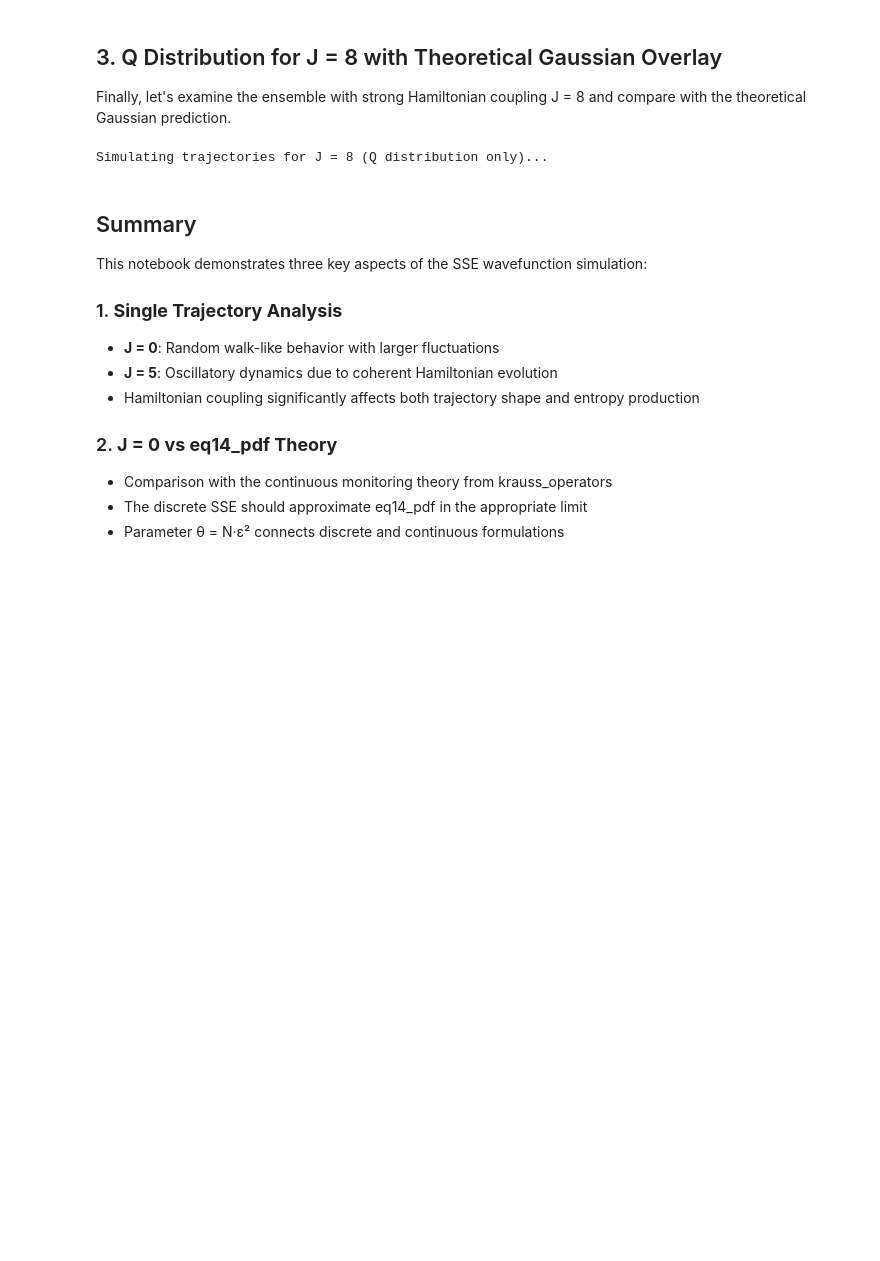
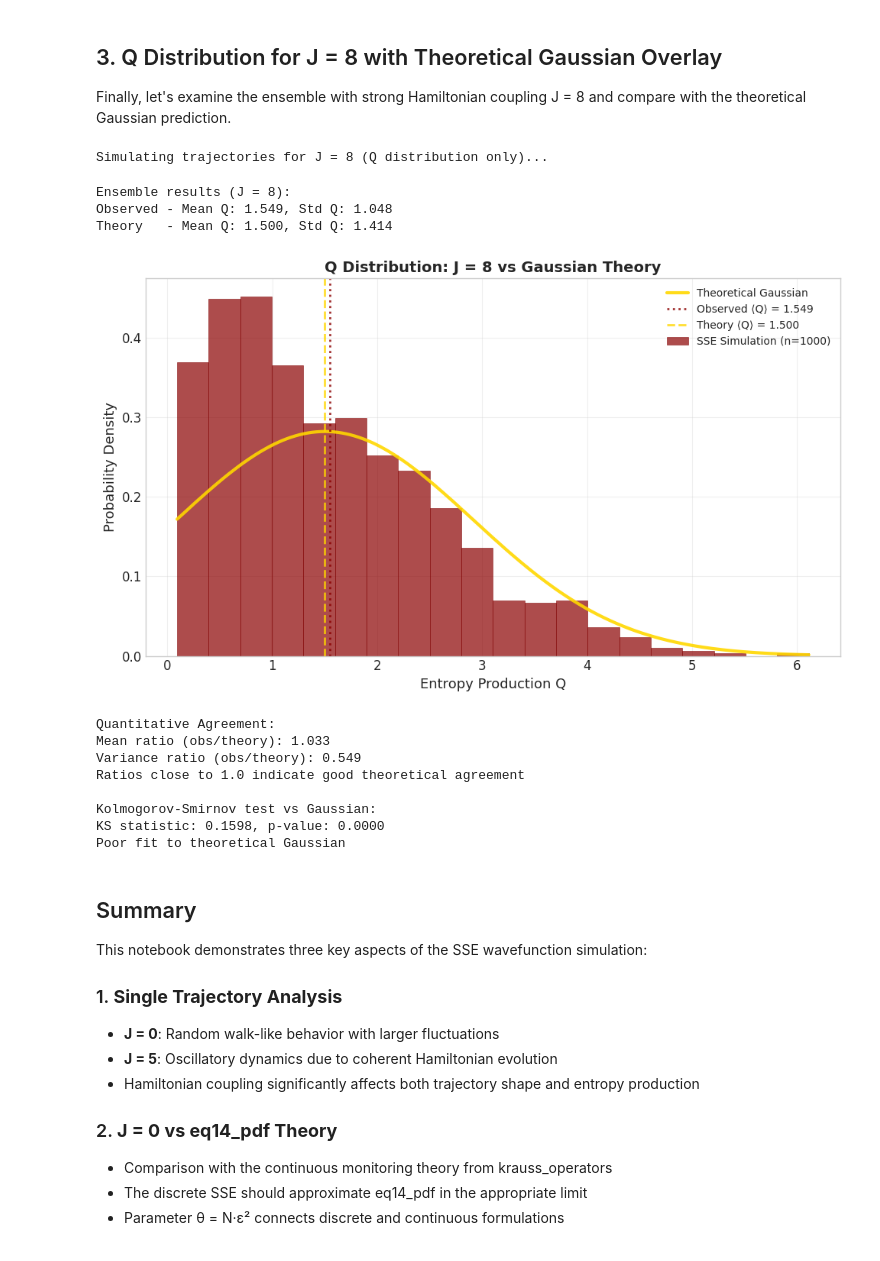
Before and after one commit to alonk-me/Quntum-measurment-model, a Jupyter notebook: sse_simulation/sse_simulation_demo.ipynb, the cells around one changed output. Cells and saved outputs as stored; diff of their text form; code cells hidden in the pictures; blank space fills up the shorter version.

```diff
--- a/sse_simulation/sse_simulation_demo.ipynb
+++ b/sse_simulation/sse_simulation_demo.ipynb
@@ -195,7 +195,7 @@ Finally, let's examine the ensemble with strong Hamiltonian coupling J = 8 and c
 # Simulate ensemble for J = 8 (only Q distribution plot retained)
 print(f"Simulating trajectories for J = 8 (Q distribution only)...")
 
-n_traj_J8 = 100  # number of trajectories for this J=8 run
+n_traj_J8 = 1000  # number of trajectories for this J=8 run
 Q_values_J8, _, _ = sim_with_J.simulate_ensemble(n_traj_J8, progress=True)
 
 # Get theoretical predictions for J = 8 case
@@ -230,33 +230,45 @@ ax1.axvline(observed_mean_J8, color='darkred', linestyle=':',
 ax1.axvline(theoretical_mean_J8, color='gold', linestyle='--',
             linewidth=2, alpha=0.8, label=f'Theory ⟨Q⟩ = {theoretical_mean_J8:.3f}')
 
 ax1.set_xlabel('Entropy Production Q', fontsize=13)
 ax1.set_ylabel('Probability Density', fontsize=13)
 ax1.set_title('Q Distribution: J = 8 vs Gaussian Theory', fontsize=14, fontweight='bold')
 ax1.legend(fontsize=10)
 ax1.grid(True, alpha=0.3)
 
 plt.tight_layout()
 plt.show()
 
 # Quantitative comparison
 mean_ratio = observed_mean_J8 / theoretical_mean_J8
 var_ratio = np.var(Q_values_J8) / theoretical_var_J8
 
 print(f"\nQuantitative Agreement:")
 print(f"Mean ratio (obs/theory): {mean_ratio:.3f}")
 print(f"Variance ratio (obs/theory): {var_ratio:.3f}")
 print(f"Ratios close to 1.0 indicate good theoretical agreement")
 
 # Statistical test
 from scipy import stats
 ks_stat, ks_p = stats.kstest(Q_values_J8,
                             lambda x: stats.norm.cdf(x, theoretical_mean_J8, np.sqrt(theoretical_var_J8)))
 print(f"\nKolmogorov-Smirnov test vs Gaussian:")
 print(f"KS statistic: {ks_stat:.4f}, p-value: {ks_p:.4f}")
 print(f"{'Good fit' if ks_p > 0.05 else 'Poor fit'} to theoretical Gaussian")
 # %% [output]
 Simulating trajectories for J = 8 (Q distribution only)...
+Ensemble results (J = 8):
+Observed - Mean Q: 1.549, Std Q: 1.048
+Theory   - Mean Q: 1.500, Std Q: 1.414
+[figure, added]
+Quantitative Agreement:
+Mean ratio (obs/theory): 1.033
+Variance ratio (obs/theory): 0.549
+Ratios close to 1.0 indicate good theoretical agreement
+
+Kolmogorov-Smirnov test vs Gaussian:
+KS statistic: 0.1598, p-value: 0.0000
+Poor fit to theoretical Gaussian
 # %% [markdown]
 ## Summary
 
```
Also changed, not shown: 1 other file.
